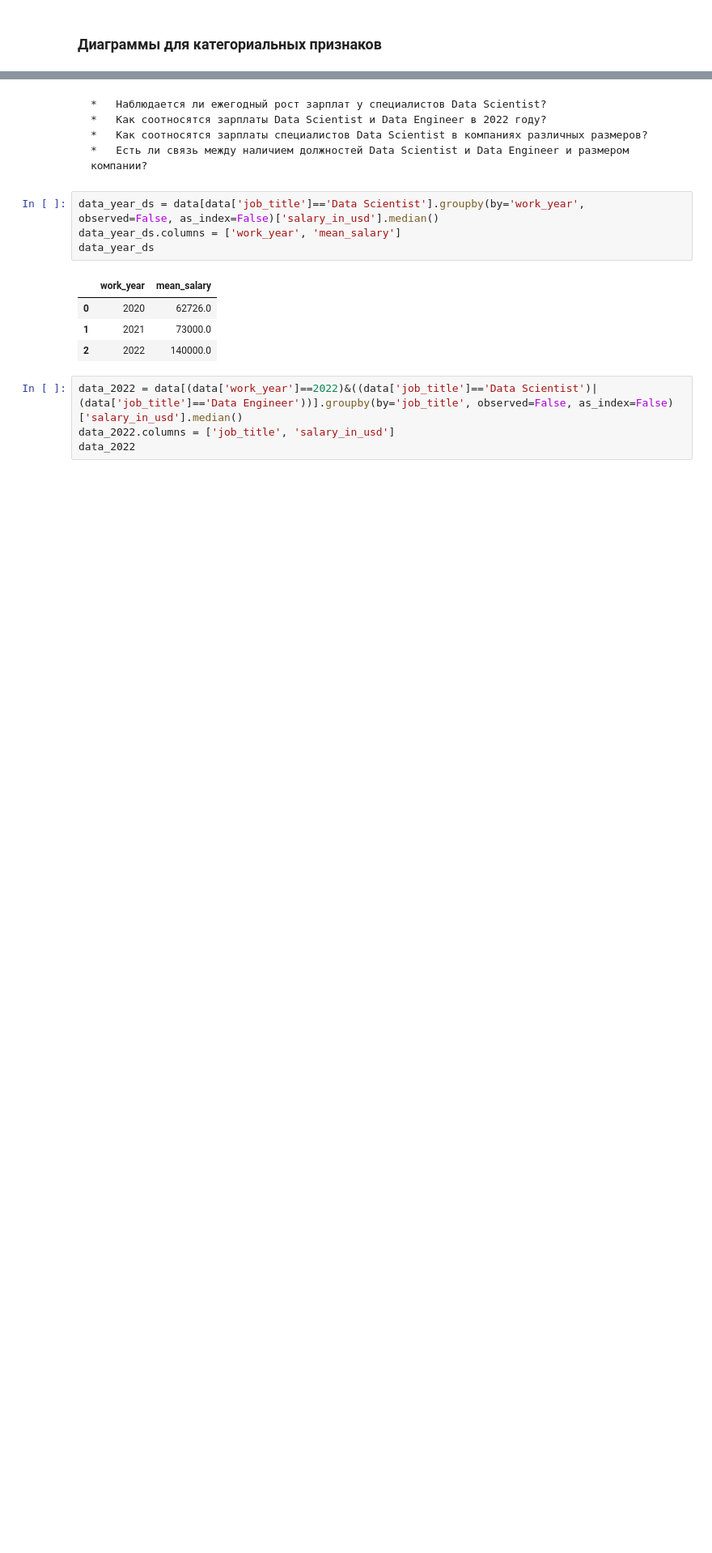
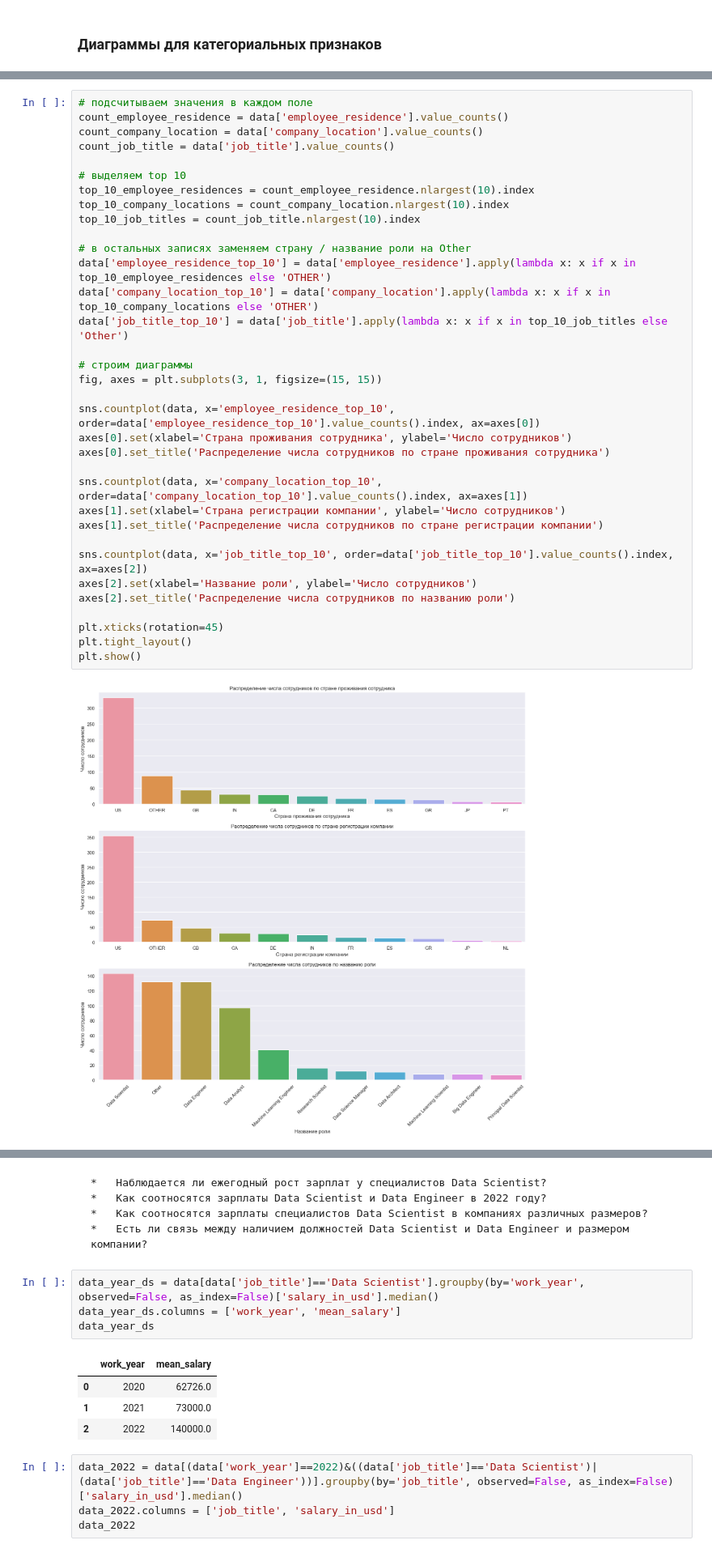
Before and after one commit to mi-alex/sf_mi, a Jupyter notebook: EDA_HW/EDA_HW.ipynb, the cells around one changed output, grey strips where cells are left out. Shown: that part at 81% size. Cells and saved outputs as stored; diff of their text form; blank space fills up the shorter version.

```diff
--- a/EDA_HW/EDA_HW.ipynb
+++ b/EDA_HW/EDA_HW.ipynb
@@ -220,0 +235,36 @@ plt.show()
+# %%
+# подсчитываем значения в каждом поле
+count_employee_residence = data['employee_residence'].value_counts()
+count_company_location = data['company_location'].value_counts()
+count_job_title = data['job_title'].value_counts()
+
+# выделяем top 10
+top_10_employee_residences = count_employee_residence.nlargest(10).index
+top_10_company_locations = count_company_location.nlargest(10).index
+top_10_job_titles = count_job_title.nlargest(10).index
+
+# в остальных записях заменяем страну / название роли на Other
+data['employee_residence_top_10'] = data['employee_residence'].apply(lambda x: x if x in top_10_employee_residences else 'OTHER')
+data['company_location_top_10'] = data['company_location'].apply(lambda x: x if x in top_10_company_locations else 'OTHER')
+data['job_title_top_10'] = data['job_title'].apply(lambda x: x if x in top_10_job_titles else 'Other')
+
+# строим диаграммы
+fig, axes = plt.subplots(3, 1, figsize=(15, 15))
+
+sns.countplot(data, x='employee_residence_top_10', order=data['employee_residence_top_10'].value_counts().index, ax=axes[0])
+axes[0].set(xlabel='Страна проживания сотрудника', ylabel='Число сотрудников')
+axes[0].set_title('Распределение числа сотрудников по стране проживания сотрудника')
+
+sns.countplot(data, x='company_location_top_10', order=data['company_location_top_10'].value_counts().index, ax=axes[1])
+axes[1].set(xlabel='Страна регистрации компании', ylabel='Число сотрудников')
+axes[1].set_title('Распределение числа сотрудников по стране регистрации компании')
+
+sns.countplot(data, x='job_title_top_10', order=data['job_title_top_10'].value_counts().index, ax=axes[2])
+axes[2].set(xlabel='Название роли', ylabel='Число сотрудников')
+axes[2].set_title('Распределение числа сотрудников по названию роли')
+
+plt.xticks(rotation=45)
+plt.tight_layout()
+plt.show()
+# %% [output]
+[figure, added]
```
Also changed, not shown: parts of 17 cells of this notebook.
